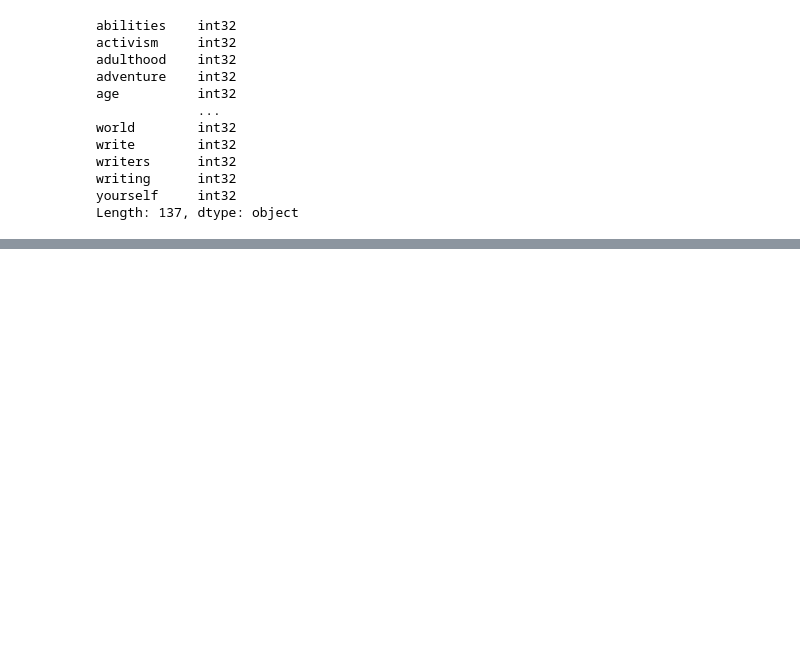
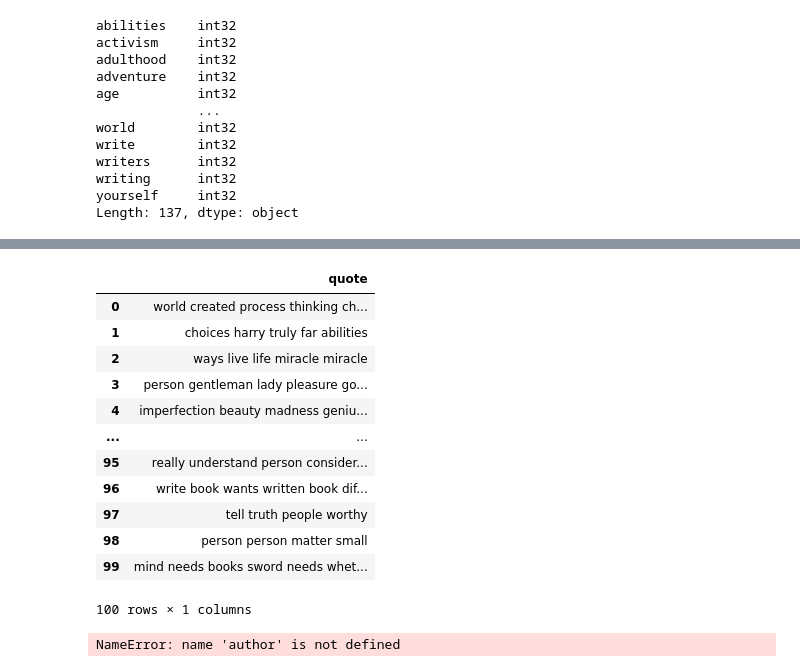
Before and after one commit to sarocha19/data-ass2, a Jupyter notebook: ds4bizy63t1_assign2-woonoh-main/Quote/final quotes.ipynb, the cells around one changed output, grey strips where cells are left out. Drawn from its saved outputs; the diff is of its cells as text; code cells hidden in the pictures; blank space fills up the shorter version.

```diff
--- a/ds4bizy63t1_assign2-woonoh-main/Quote/final quotes.ipynb
+++ b/ds4bizy63t1_assign2-woonoh-main/Quote/final quotes.ipynb
@@ -177,0 +232,3 @@ res
+# %%
+df_quote = pd.DataFrame(all_filtered_tokens)
+df_quote = df_quote.set_axis(['quote'], axis=1, inplace=False)
@@ -177,0 +240,16 @@ res
+# %%
+df_quote
+# %% [output]
+|  | quote |
+| 0 | world created process thinking ch... |
+| 1 | choices harry truly far abilities |
+| 2 | ways live life miracle miracle |
+| 3 | person gentleman lady pleasure go... |
+| 4 | imperfection beauty madness geniu... |
+| ... | ... |
+| 95 | really understand person consider... |
+| 96 | write book wants written book dif... |
+| 97 | tell truth people worthy |
+| 98 | person person matter small |
+| 99 | mind needs books sword needs whet... |
+100 rows × 1 columns
@@ -177,0 +258,4 @@ res
+# %%
+data = pd.concat([data1,author], axis=1)
+# %% [output]
+NameError: name 'author' is not defined
```
Also changed, not shown: parts of 19 cells of this notebook.
